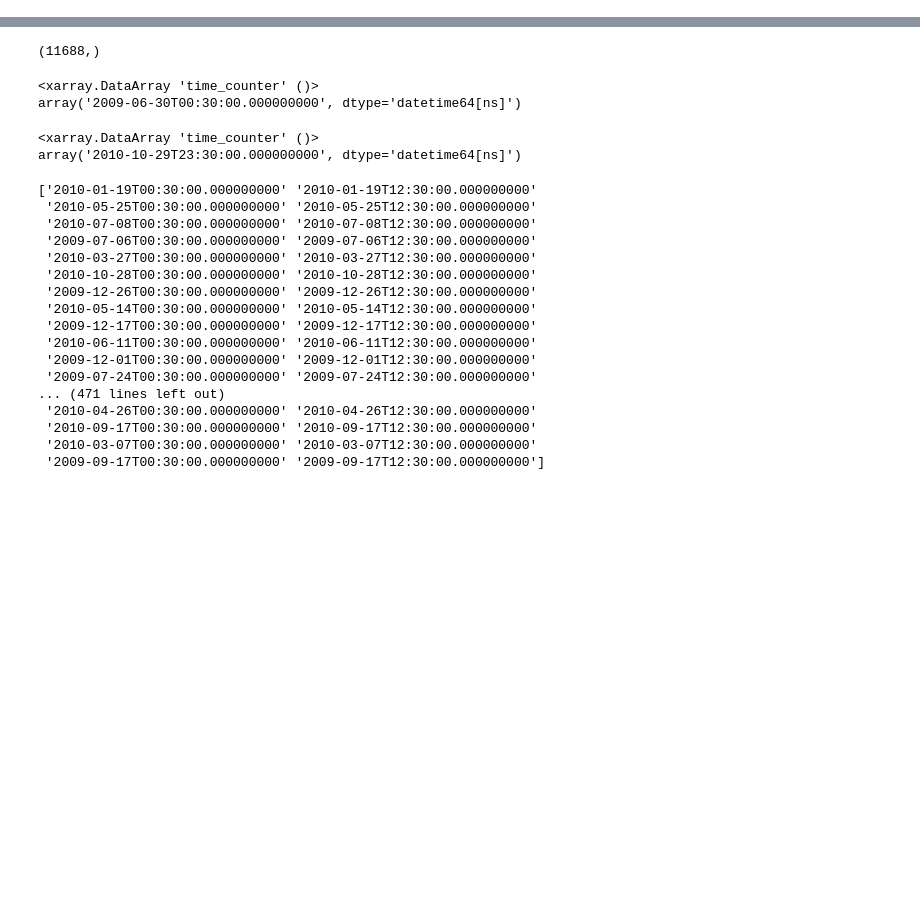
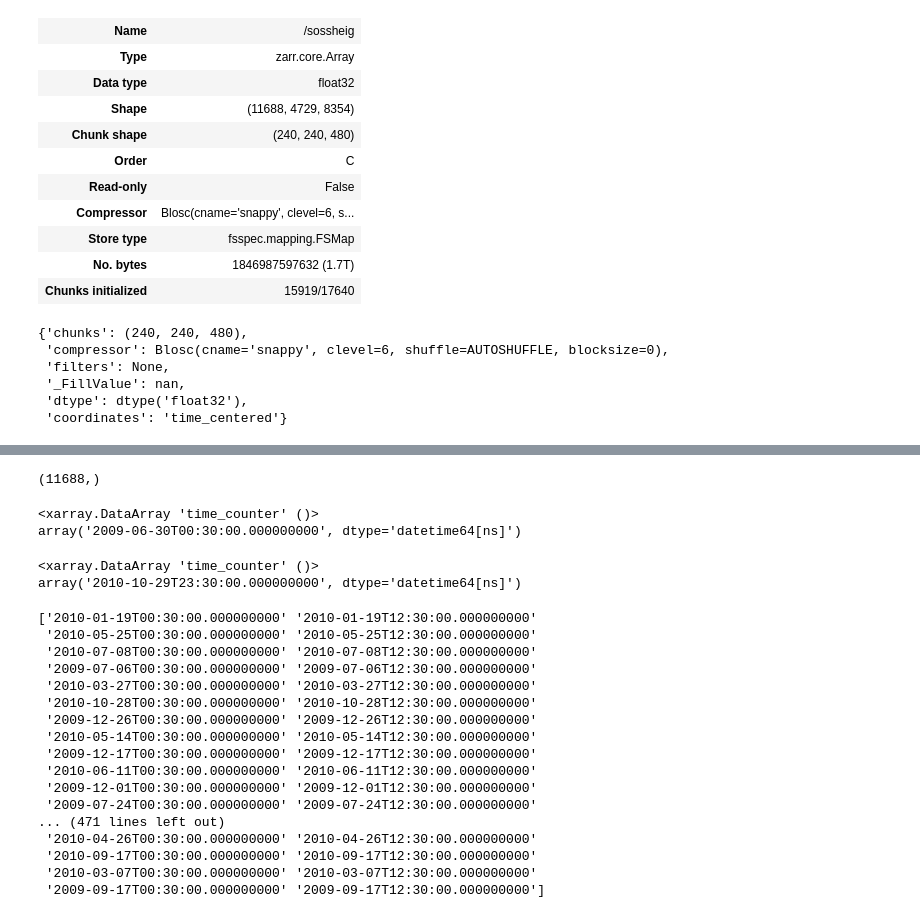
Before and after one commit to auraoupa/pangeo-deployments-test, a Jupyter notebook: 2019-09-30-AA-check-ssh-eNATL60-BLBT02X.ipynb, the cells around one changed output, grey strips where cells are left out. Drawn from its saved outputs; the diff is of its cells as text; code cells hidden in the pictures; blank space fills up the shorter version.

```diff
--- a/2019-09-30-AA-check-ssh-eNATL60-BLBT02X.ipynb
+++ b/2019-09-30-AA-check-ssh-eNATL60-BLBT02X.ipynb
@@ -69,3 +73,6 @@ Data variables:
     timeStamp:    2019-Mar-24 06:31:35 GMT
     title:        ocean T grid variables
     uuid:         80877374-74d2-468e-9fc6-d8cae8009094
+# %%
+g = zarr.open_group(mapzarr)
+g.info
@@ -72,3 +89,26 @@ Data variables:
+# %%
+g.sossheig.info
+# %% [output]
+| Name | /sossheig |
+| Type | zarr.core.Array |
+| Data type | float32 |
+| Shape | (11688, 4729, 8354) |
+| Chunk shape | (240, 240, 480) |
+| Order | C |
+| Read-only | False |
+| Compressor | Blosc(cname='snappy', clevel=6, s... |
+| Store type | fsspec.mapping.FSMap |
+| No. bytes | 1846987597632 (1.7T) |
+| Chunks initialized | 15919/17640 |
+# %%
+ds.sossheig.encoding
+# %% [output]
+{'chunks': (240, 240, 480),
+ 'compressor': Blosc(cname='snappy', clevel=6, shuffle=AUTOSHUFFLE, blocksize=0),
+ 'filters': None,
+ '_FillValue': nan,
+ 'dtype': dtype('float32'),
+ 'coordinates': 'time_centered'}
 # %%
 %%time
 
```
Also changed, not shown: parts of 11 cells of this notebook, 2 other files.
